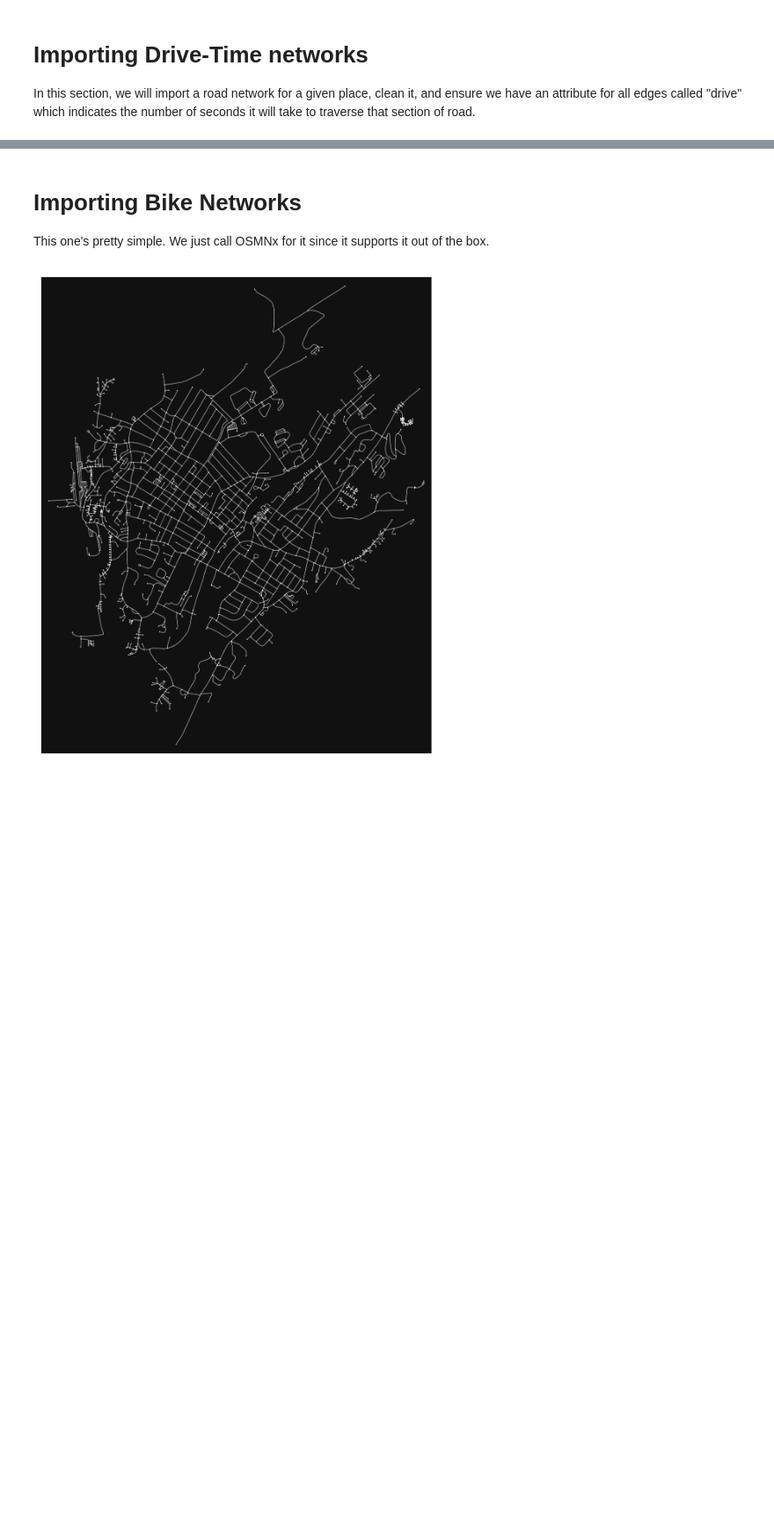
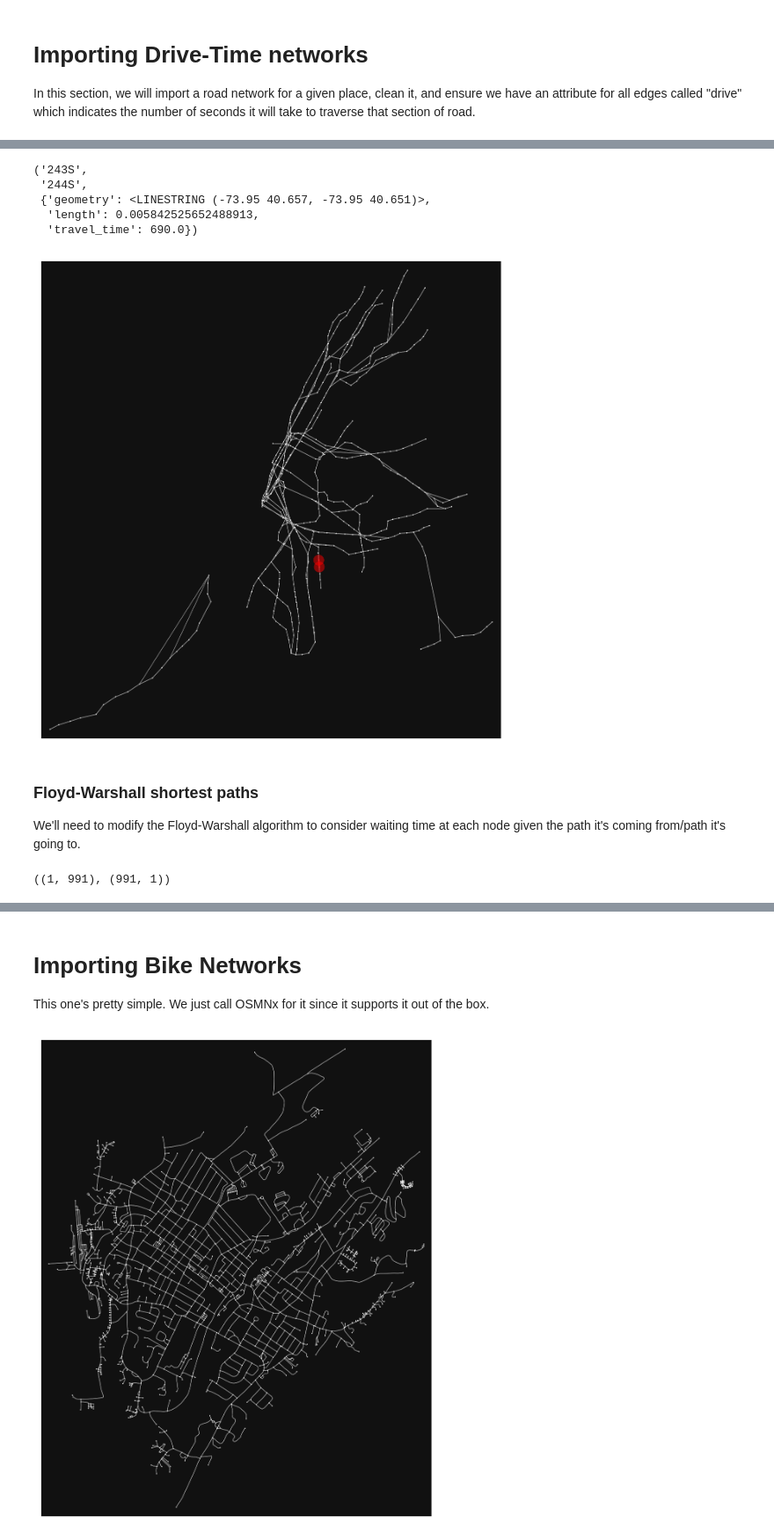
Before and after one commit to agupta01/metroscore, a Jupyter notebook: notebooks/etl.ipynb, the cells around one changed output, grey strips where cells are left out. Shown at 88% size. Drawn from its saved outputs; the diff is of its cells as text; code cells hidden in the pictures; blank space fills up the shorter version.

```diff
--- a/notebooks/etl.ipynb
+++ b/notebooks/etl.ipynb
@@ -90,0 +256,8 @@ Finally, we'll append travel times to the edges with the key 'bus'.
+# %%
+inpath = '../data/google_transit.zip'
+service_ids = ptg.read_busiest_date(inpath)[1]
+view = {'trips.txt': {'service_id': service_ids}}
+
+feed = ptg.load_geo_feed(inpath, view)
+
+feed.routes.head()
@@ -90,0 +271,4 @@ Finally, we'll append travel times to the edges with the key 'bus'.
+# %%
+nodes_gdf, edges_gdf = build_edge_and_node_gdf(feed)
+
+nodes_gdf.shape, edges_gdf.shape
@@ -90,0 +278,2 @@ Finally, we'll append travel times to the edges with the key 'bus'.
+# %%
+rail_network = ox.graph_from_gdfs(nodes_gdf, edges_gdf)
@@ -90,0 +292,17 @@ Finally, we'll append travel times to the edges with the key 'bus'.
+# %%
+e = get_random_edge(rail_network)
+e
+# %% [output]
+('243S',
+ '244S',
+ {'geometry': <LINESTRING (-73.95 40.657, -73.95 40.651)>,
+  'length': 0.005842525652488913,
+  'travel_time': 690.0})
+# %%
+highlight_edge_in_graph(rail_network, e[0], e[1])
+# %% [output]
+[figure, added]
+# %% [markdown]
+### Floyd-Warshall shortest paths
+
+We'll need to modify the Floyd-Warshall algorithm to consider waiting time at each node given the path it's coming from/path it's going to.
@@ -90,0 +317,4 @@ Finally, we'll append travel times to the edges with the key 'bus'.
+# %%
+sp[np.newaxis, 0, :].shape, sp[:, 0, np.newaxis].shape
+# %% [output]
+((1, 991), (991, 1))
```
Also changed, not shown: parts of 29 cells of this notebook, 3 other files.
